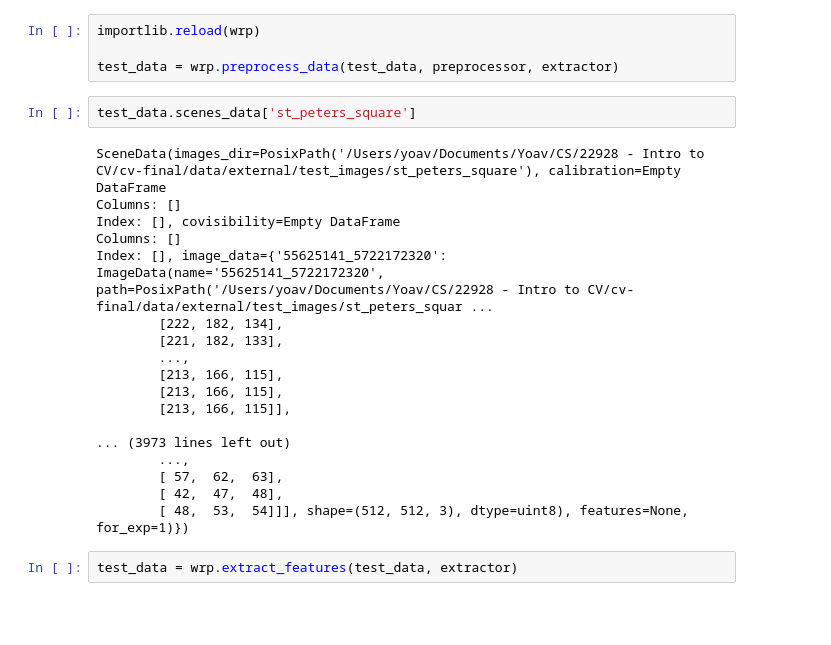
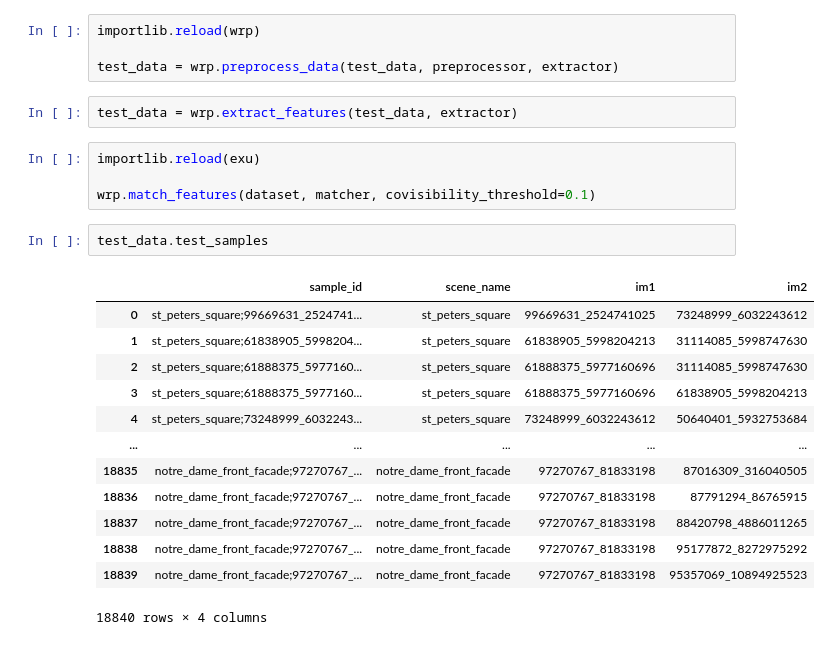
Before and after one commit to BigBabik/cv-final, a Jupyter notebook: testing.ipynb, the cells around one changed output. Drawn from its saved outputs; the diff is of its cells as text; blank space fills up the shorter version.

Commit message:
sampling in test works

```diff
--- a/testing.ipynb
+++ b/testing.ipynb
@@ -193,25 +193,25 @@ test_data = du.DatasetLoader(os.path.join(EXT_DATA_DIR), train_mode=False)
 importlib.reload(wrp)
 
 test_data = wrp.preprocess_data(test_data, preprocessor, extractor)
-# %%
-test_data.scenes_data['st_peters_square']
-# %% [output]
-SceneData(images_dir=PosixPath('/Users/yoav/Documents/Yoav/CS/22928 - Intro to CV/cv-final/data/external/test_images/st_peters_square'), calibration=Empty DataFrame
-Columns: []
-Index: [], covisibility=Empty DataFrame
-Columns: []
-Index: [], image_data={'55625141_5722172320': ImageData(name='55625141_5722172320', path=PosixPath('/Users/yoav/Documents/Yoav/CS/22928 - Intro to CV/cv-final/data/external/test_images/st_peters_squar ...
-        [222, 182, 134],
-        [221, 182, 133],
-        ...,
-        [213, 166, 115],
-        [213, 166, 115],
-        [213, 166, 115]],
-
-... (3973 lines left out)
-        ...,
-        [ 57,  62,  63],
-        [ 42,  47,  48],
-        [ 48,  53,  54]]], shape=(512, 512, 3), dtype=uint8), features=None, for_exp=1)})
 # %%
 test_data = wrp.extract_features(test_data, extractor)
+# %%
+importlib.reload(exu)
+
+wrp.match_features(dataset, matcher, covisibility_threshold=0.1)
+# %%
+test_data.test_samples
+# %% [output]
+|  | sample_id | scene_name | im1 | im2 |
+| 0 | st_peters_square;99669631_2524741... | st_peters_square | 99669631_2524741025 | 73248999_6032243612 |
+| 1 | st_peters_square;61838905_5998204... | st_peters_square | 61838905_5998204213 | 31114085_5998747630 |
+| 2 | st_peters_square;61888375_5977160... | st_peters_square | 61888375_5977160696 | 31114085_5998747630 |
+| 3 | st_peters_square;61888375_5977160... | st_peters_square | 61888375_5977160696 | 61838905_5998204213 |
+| 4 | st_peters_square;73248999_6032243... | st_peters_square | 73248999_6032243612 | 50640401_5932753684 |
+| ... | ... | ... | ... | ... |
+| 18835 | notre_dame_front_facade;97270767_... | notre_dame_front_facade | 97270767_81833198 | 87016309_316040505 |
+| 18836 | notre_dame_front_facade;97270767_... | notre_dame_front_facade | 97270767_81833198 | 87791294_86765915 |
+| 18837 | notre_dame_front_facade;97270767_... | notre_dame_front_facade | 97270767_81833198 | 88420798_4886011265 |
+| 18838 | notre_dame_front_facade;97270767_... | notre_dame_front_facade | 97270767_81833198 | 95177872_8272975292 |
+| 18839 | notre_dame_front_facade;97270767_... | notre_dame_front_facade | 97270767_81833198 | 95357069_10894925523 |
+18840 rows × 4 columns
```
Also changed, not shown: 2 other files.
